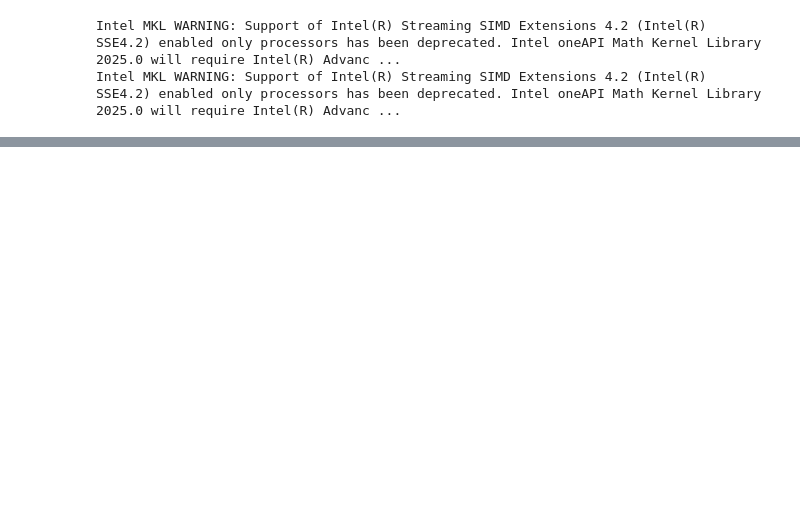
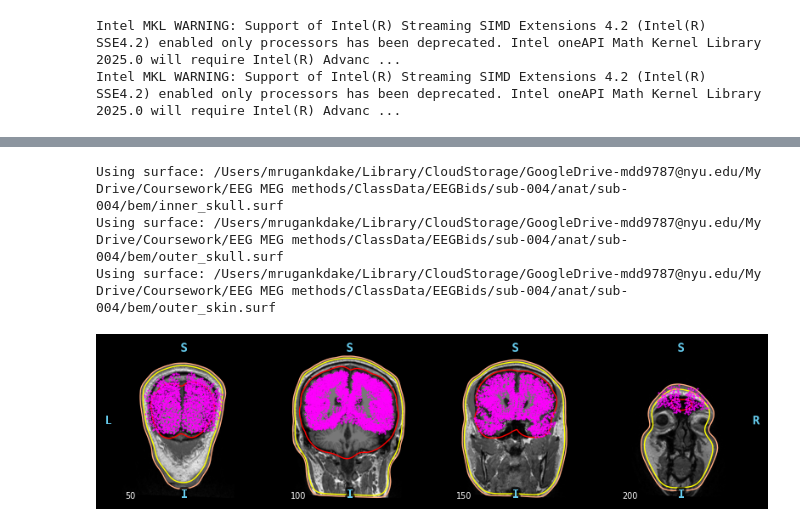
Before and after one commit to mindemory/EEG_MEG_Methods, a Jupyter notebook: MNEPython/week10_alignment_and_headmodel.ipynb, the cells around one changed output, grey strips where cells are left out. Drawn from its saved outputs; the diff is of its cells as text; code cells hidden in the pictures; blank space fills up the shorter version.

```diff
--- a/MNEPython/week10_alignment_and_headmodel.ipynb
+++ b/MNEPython/week10_alignment_and_headmodel.ipynb
@@ -171,0 +260,9 @@ raw.info.get_montage()
+# %%
+# Set up the source space
+src = mne.setup_source_space(
+    subject=subject,
+    subjects_dir=freesurferSubDir,
+    spacing='oct6',
+    add_dist='patch',
+)
+print(src)
@@ -171,0 +287,8 @@ raw.info.get_montage()
+# %%
+# Visualize the source space
+mne.viz.plot_bem(src=src, **plot_bem_kwargs)
+# %% [output]
+Using surface: /Users/mrugankdake/Library/CloudStorage/GoogleDrive-mdd9787@nyu.edu/My Drive/Coursework/EEG MEG methods/ClassData/EEGBids/sub-004/anat/sub-004/bem/inner_skull.surf
+Using surface: /Users/mrugankdake/Library/CloudStorage/GoogleDrive-mdd9787@nyu.edu/My Drive/Coursework/EEG MEG methods/ClassData/EEGBids/sub-004/anat/sub-004/bem/outer_skull.surf
+Using surface: /Users/mrugankdake/Library/CloudStorage/GoogleDrive-mdd9787@nyu.edu/My Drive/Coursework/EEG MEG methods/ClassData/EEGBids/sub-004/anat/sub-004/bem/outer_skin.surf
+[figure, added]
```
Also changed, not shown: parts of 25 cells of this notebook, 1 other file.
